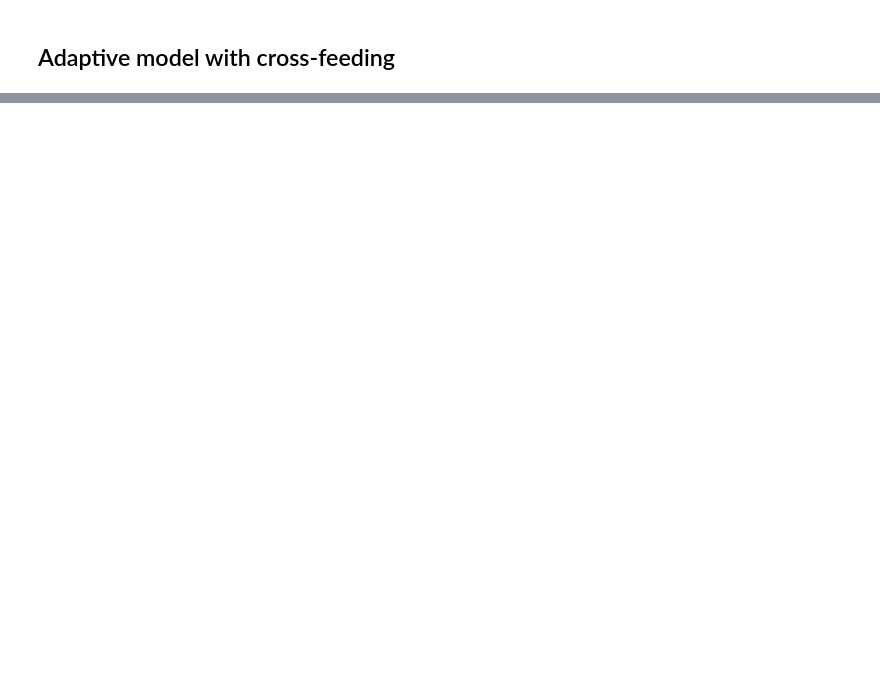
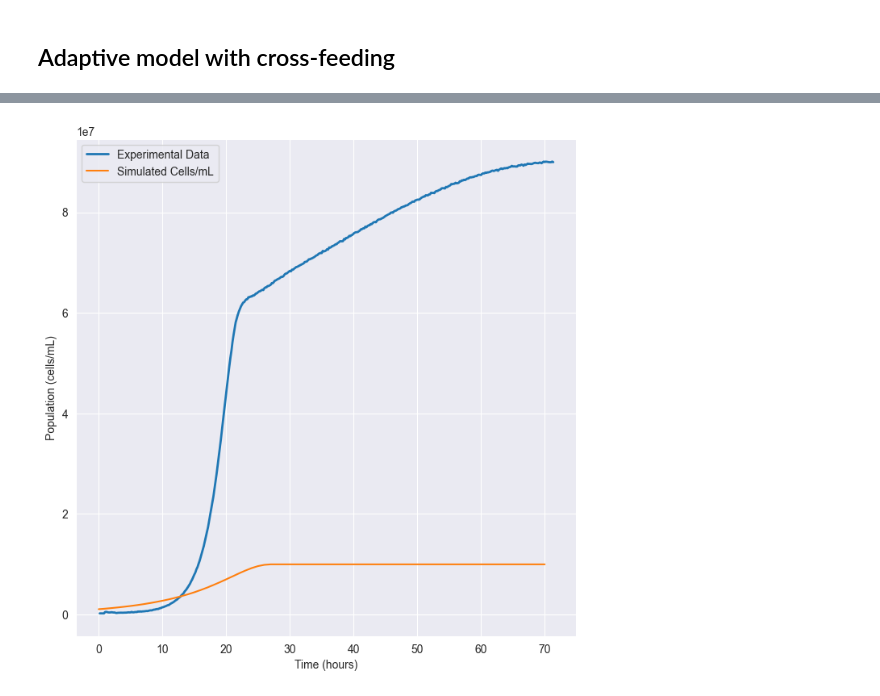
Before and after one commit to vivarium-collective/CRM, a Jupyter notebook: Notebooks/Explore_adaptive_model.ipynb, the cells around one changed output, grey strips where cells are left out. Saved outputs shown, nothing was run; the diff lists cells and outputs as text; code cells hidden in the pictures; blank space fills up the shorter version.

```diff
--- a/Notebooks/Explore_adaptive_model.ipynb
+++ b/Notebooks/Explore_adaptive_model.ipynb
@@ -195,0 +314,12 @@ t, sol = sim_cross.run(plot=True)
+# %%
+# Plot experimental data and simulation
+plt.figure(figsize=(8, 8))
+# Plot the mean density as a line
+plt.plot(time, mean_density, label="Experimental Data", linewidth=2)
+plt.plot(range(71), cells_per_ml, label="Simulated Cells/mL")
+plt.ylabel('Population (cells/mL)')
+plt.xlabel("Time (hours)")
+plt.legend()
+plt.show()
+# %% [output]
+[figure, added]
```
Also changed, not shown: parts of 17 cells of this notebook, 1 other file.
